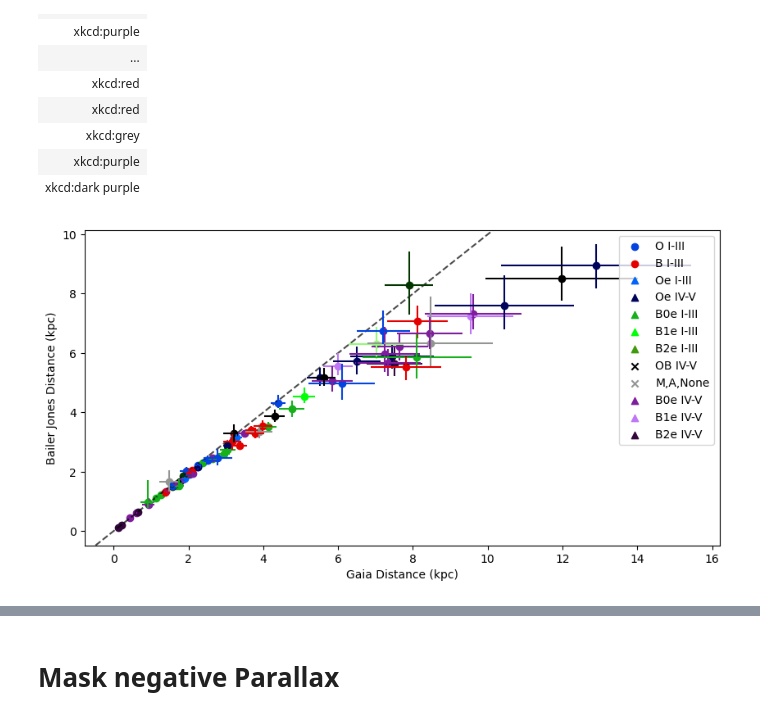
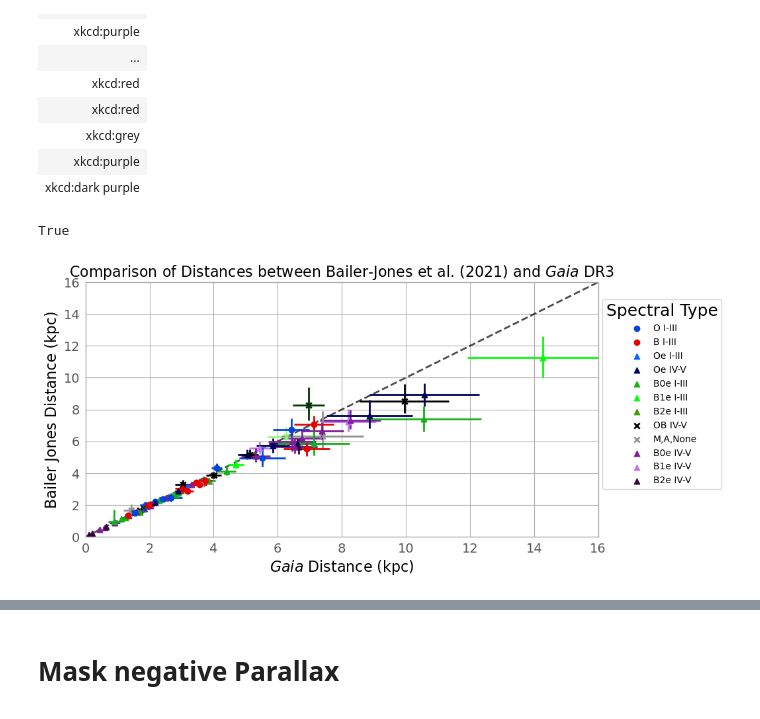
Before and after one commit to MantisShrimp2/Thesis-HMXB, a Jupyter notebook: Code/Peculiar_Motion.ipynb, the cells around one changed output, grey strips where cells are left out. Drawn from its saved outputs; the diff is of its cells as text; code cells hidden in the pictures.

```diff
--- a/Code/Peculiar_Motion.ipynb
+++ b/Code/Peculiar_Motion.ipynb
@@ -292,6 +292,8 @@ def sp_color(sptype):
         sptype  = str(sptype)
         if sptype == None or sptype == '':
             return 'xkcd:grey'
+        if sptype.startswith('O') and (sptype.endswith('e') or '[e]' in sptype):
+            return 'xkcd:dark blue'
         if sptype.startswith('O'):
              return 'xkcd:blue'
         elif sptype.startswith('B') and (sptype.endswith('e') or '[e]' in sptype):
@@ -405,7 +385,7 @@ Table length=1
 # %% [markdown]
 # Add Errors
 # %%
-HMXB_errs = ascii.read(csv_files+f'HMXB_all_errors_20250310.ecsv',format='ecsv')
+HMXB_errs = ascii.read(csv_files+f'HMXB_all_errors_20250703.ecsv',format='ecsv')
 HMXB_errs
 # %% [output]
 Table length=121
@@ -540,6 +543,11 @@ HMXB_table['Mod_SpType']
 | xkcd:grey |
 | xkcd:purple |
 | xkcd:dark purple |
+# %%
+is_masked = isinstance(HMXB_table['dist_err'], MaskedColumn)
+print(is_masked)
+# %% [output]
+True
 # %%
 def comp_distances(table):
     prlx_mask = table['parallax']/table['parallax_error'] >=5.0
@@ -549,38 +557,46 @@ def comp_distances(table):
     mod_sptype = table['Mod_SpType']
     bj_low_error = table['distance_bj_low']
     bj_high_error = table['distance_bj_high']
     dist_para_err = table['dist_err']
+
     fig, axs = plt.subplots(figsize=(10,5))
 
     # #error in bailter jones
     # lower_bj_error = table['']
     # upper_error = error
     # asymmetric_error = [lower_error, upper_error]
-    axs.axline((0, 0), slope=1,color='k',alpha=0.7,ls='--')
+    axs.axline(xy1=(0, 0), xy2=(16, 16), color='k', alpha=0.7, ls='--')
+
     for d, d_bj,bj_low, bj_high, para_err,sp_type, in zip(dist_para,dist_bj, bj_low_error, bj_high_error,
                                                                         dist_para_err,mod_sptype):
         color = sp_type #if sp_type in color_map else 'xkcd:grey'
         marker = marker_map.get(color, 'x') # Default marker for othersDefault marker for other
-
+        d = np.array(d, copy=True)
+        d_bj = np.array(d_bj, copy=True)
         #computer errors
         lower_y_err = abs(d_bj - bj_low)
         upper_y_err = abs(bj_high - d_bj)
         yerr = [lower_y_err, upper_y_err]
         x_err = para_err
 
         yerr = np.array(yerr).reshape(2, -1)  # Ensures shape (2, n)
-        axs.errorbar(d,d_bj,color=color,yerr=yerr, xerr=x_err, ecolor=color)
-        axs.scatter(d,d_bj,color=color)
+        axs.errorbar(d,d_bj,color=color,yerr=yerr, xerr=x_err, ecolor=color,marker=marker)
+        axs.scatter(d,d_bj,color=color,marker=marker)
+        axs.set_xlim(0,16)
+        axs.set_ylim(0,16)
     for color, label in color_map.items():
         marker = marker_map.get(color,'x')
         axs.scatter([], [], color=color, label=label,marker=marker)
 
-    plt.legend()
-    plt.xlabel("Gaia Distance (kpc)")
+    plt.legend(title="Spectral Type",bbox_to_anchor=(1.25, 0.95))
+    plt.grid(True)
+    plt.xlabel("$\mathit{Gaia}$ Distance (kpc)")
     plt.ylabel("Bailer Jones Distance (kpc)")
-    fig.savefig(home_files+'/Figures/'+f'Distance_comp_{today}.png')
+    plt.title('Comparison of Distances between Bailer-Jones et al. (2021) and $\mathit{Gaia}$ DR3', fontsize=16)
+
+    fig.savefig(home_files+'/Figures/'+f'Distance_comp_{today}.png',bbox_inches='tight',dpi=600)
     plt.show()
     return None
 comp_distances(HMXB_table)
 # %% [output]
-[figure, old version]
+[figure, new version]
```
Also changed, not shown: parts of 71 cells of this notebook.
